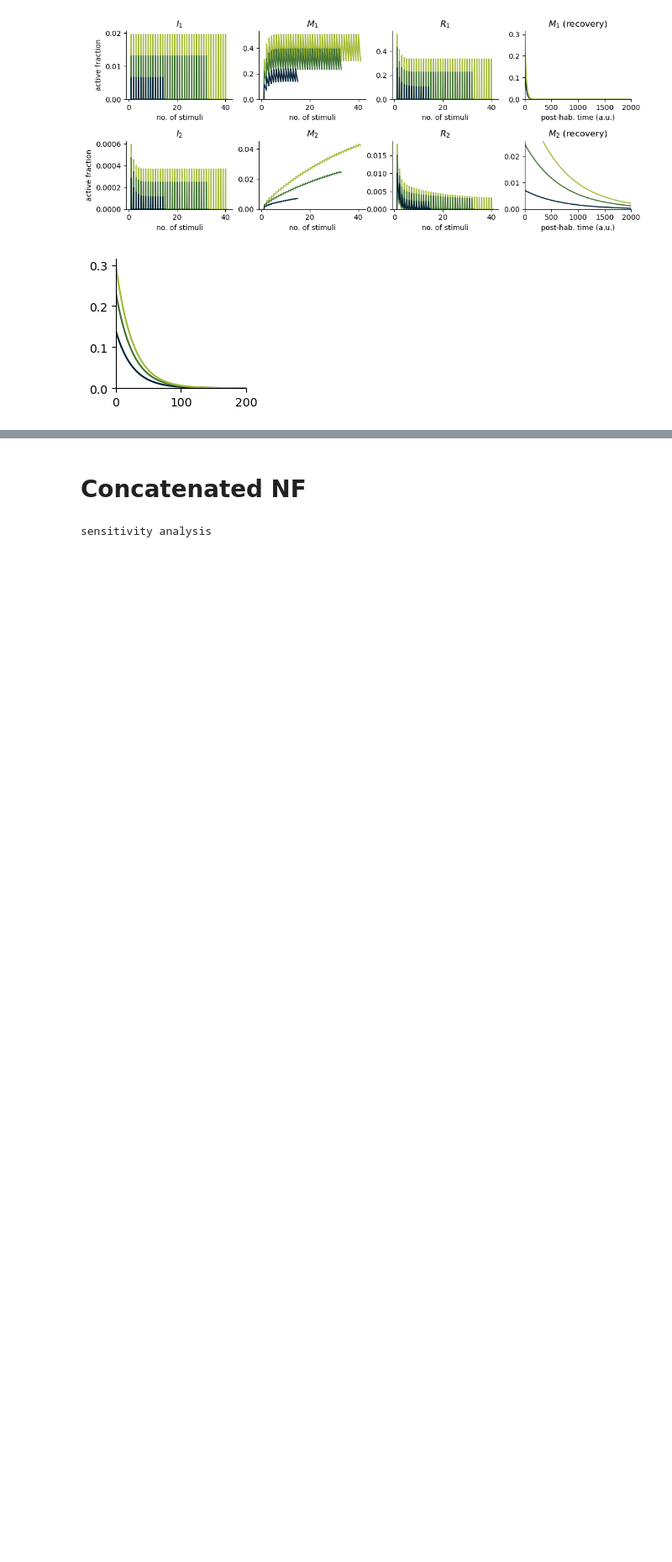
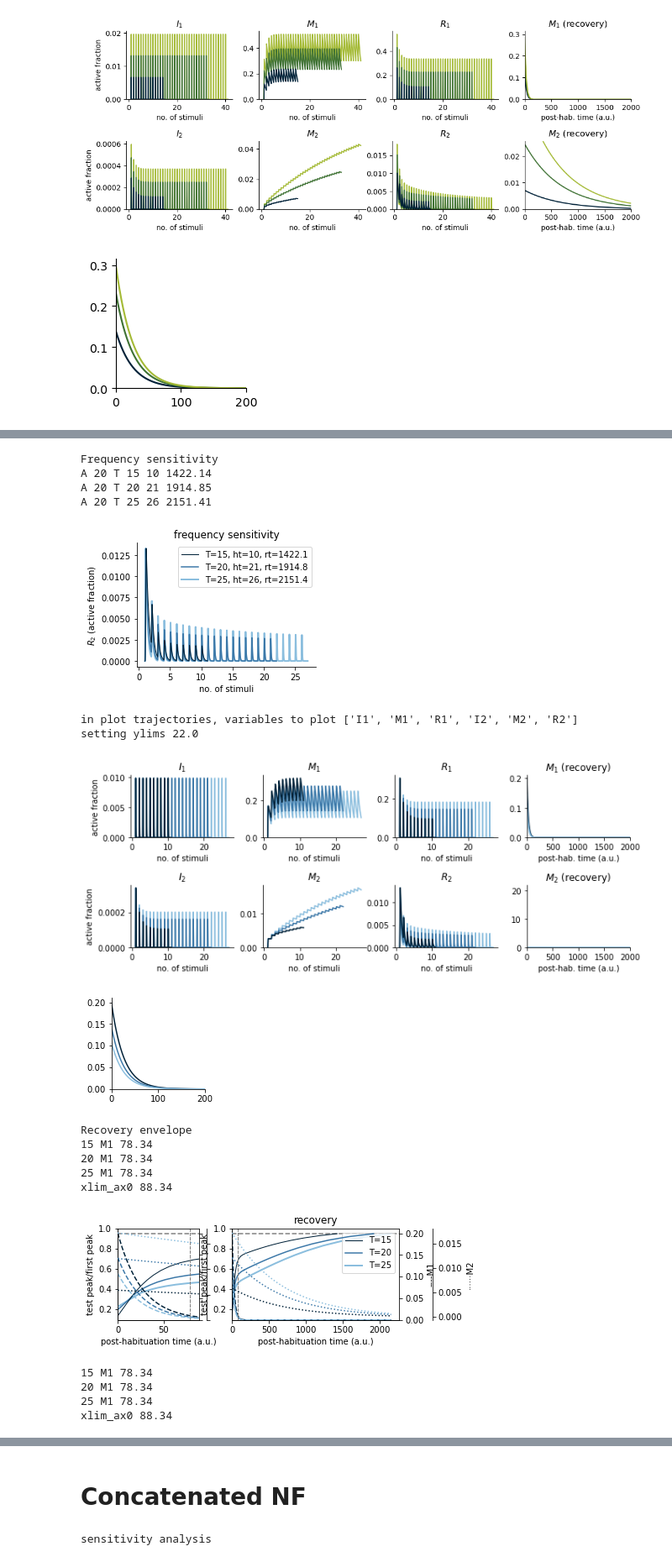
Before and after one commit to theobiolab/habituation, a Jupyter notebook: paper_figures_all.ipynb, the cells around one changed output, grey strips where cells are left out. Shown at 84% size. Cells and saved outputs as stored; diff of their text form; code cells hidden in the pictures; blank space fills up the shorter version.

```diff
--- a/paper_figures_all.ipynb
+++ b/paper_figures_all.ipynb
@@ -794,0 +888,38 @@ if False: #this shows that potentiation and subliminal accumulation are fulfille
+# %%
+if True: #this shows that potentiation and subliminal accumulation are fulfilled for all combinations of T and A
+    kwds["T_A_pot"]=[[T,A] for T in range(T_scan_set[0],T_scan_set[-1]+1,1) for A in range(A_scan_set[0],A_scan_set[-1]+1,1)]
+    kwds["T_A_subliminal"]=[[T,A] for T in range(T_scan_set[0],T_scan_set[-1]+1,1) for A in range(A_scan_set[0],A_scan_set[-1]+1,1)]
+    kwds["dopot"]=True
+    kwds["printpotstatsonly"]=True
+    kwds["dosubliminal"]=True
+    kwds["printsubstatsonly"]=True
+    execute_and_plot(kwds)
+# %%
+if True: #this shows that potentiation and subliminal accumulation are fulfilled for all combinations of T and A
+    kwds["T_A_pot"]=[[T,A] for T in range(T_scan_set[0],T_scan_set[-1]+1,1) for A in range(A_scan_set[0],A_scan_set[-1]+1,1)]
+    kwds["T_A_subliminal"]=[[T,A] for T in range(T_scan_set[0],T_scan_set[-1]+1,1) for A in range(A_scan_set[0],A_scan_set[-1]+1,1)]
+    kwds["dopot"]=True
+    kwds["printpotstatsonly"]=True
+    kwds["dosubliminal"]=True
+    kwds["printsubstatsonly"]=True
+    execute_and_plot(kwds)
+# %% [output]
+Frequency sensitivity
+A 20 T 15 10 1422.14
+A 20 T 20 21 1914.85
+A 20 T 25 26 2151.41
+[figure, added]
+in plot trajectories, variables to plot ['I1', 'M1', 'R1', 'I2', 'M2', 'R2']
+setting ylims 22.0
+[figure, added]
+[figure, added]
+Recovery envelope
+15 M1 78.34
+20 M1 78.34
+25 M1 78.34
+xlim_ax0 88.34
+[figure, added]
+15 M1 78.34
+20 M1 78.34
+25 M1 78.34
+xlim_ax0 88.34
```
Also changed, not shown: parts of 3 cells of this notebook.
